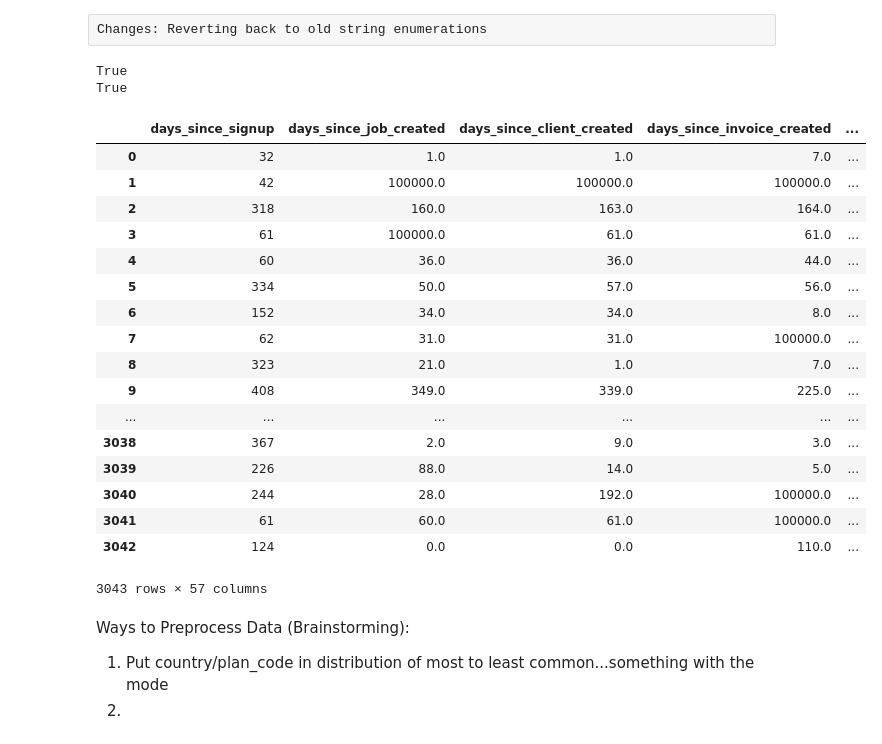
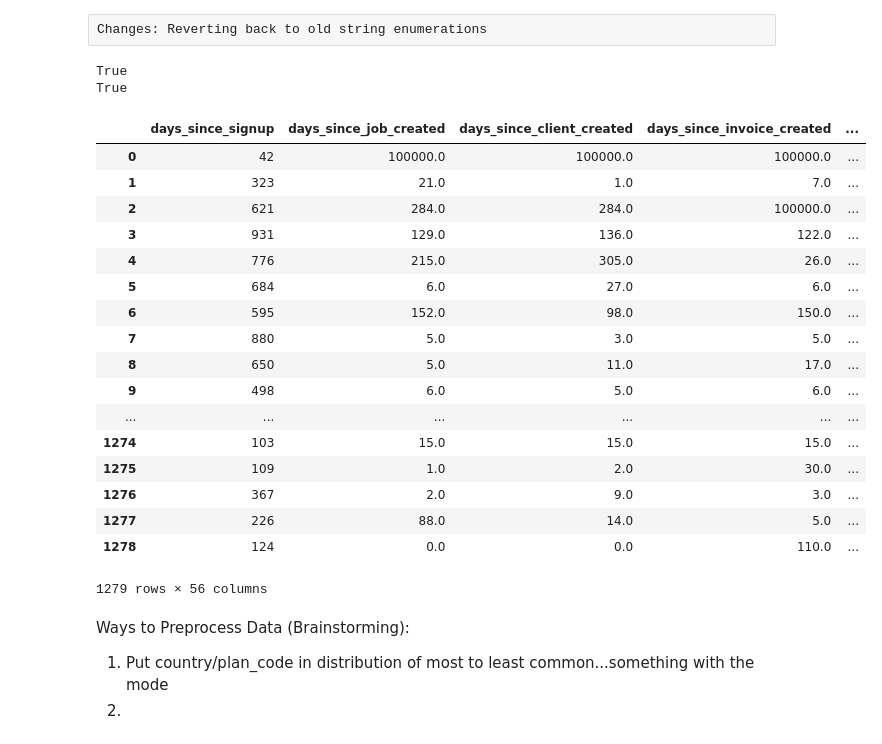
Before and after one commit to chasemc67/Customer_Churn_Machine_Learning, a Jupyter notebook: svm/experiment-4.ipynb, the cells around one changed output. Saved outputs shown, nothing was run; the diff lists cells and outputs as text; code cells hidden in the pictures.

```diff
--- a/svm/experiment-4.ipynb
+++ b/svm/experiment-4.ipynb
@@ -6,60 +6,58 @@ import pandas as pd
 import numpy as np
 from sklearn.preprocessing import LabelEncoder, PolynomialFeatures
 
-churn_df = pd.read_csv('../Data/train_set.csv')
-
-# churn_df = churn_df[churn_df['cancellation_request'] == True]
-# churn_df = churn_df.drop('cancellation_request',axis=1)
+churn_df = pd.read_csv('../Data/train_set_anju.csv')
+churn_df = churn_df.drop('cancellation_request',axis=1)
 
 col_names = churn_df.columns.tolist()
 
 for i, name in enumerate(list(churn_df.columns.values)):
         if churn_df[name].dtype in [int, float]:
             churn_df[name] = churn_df.values[:, i]
         else:
             encoder = LabelEncoder()
             churn_df[name] = encoder.fit_transform(
                 [str(i) for i in churn_df.values[:, i]])
 to_drop = ['id']
 churn_df = churn_df.drop(to_drop,axis=1)
 
 churn_result = churn_df['renewed']
 y = churn_result.astype(int)
 churn_df = churn_df.drop('renewed',axis=1)
 
 churn_df['account_value'] = churn_df['account_value'].replace(np.nan, 0)
 churn_df = churn_df.replace(np.nan, 100000)
 
 to_drop = ['job_count_over_client_count', 'job_count_over_invoice_count', 'job_count_over_quote_count',
            'client_count_over_job_count','client_count_over_invoice_count', 'client_count_over_quote_count',
           'invoice_count_over_job_count', 'invoice_count_over_client_count', 'invoice_count_over_quote_count',
           'quote_count_over_job_count', 'quote_count_over_client_count', 'quote_count_over_invoice_count']
 
 print(any(churn_df.isnull()))
 churn_df = churn_df.fillna(0)
 print(any(churn_df.isnull()))
 churn_df[:]
 # %% [output]
 True
 True
 |  | days_since_signup | days_since_job_created | days_since_client_created | days_since_invoice_created | ... |
-| 0 | 32 | 1.0 | 1.0 | 7.0 | ... |
-| 1 | 42 | 100000.0 | 100000.0 | 100000.0 | ... |
-| 2 | 318 | 160.0 | 163.0 | 164.0 | ... |
-| 3 | 61 | 100000.0 | 61.0 | 61.0 | ... |
-| 4 | 60 | 36.0 | 36.0 | 44.0 | ... |
-| 5 | 334 | 50.0 | 57.0 | 56.0 | ... |
-| 6 | 152 | 34.0 | 34.0 | 8.0 | ... |
-| 7 | 62 | 31.0 | 31.0 | 100000.0 | ... |
-| 8 | 323 | 21.0 | 1.0 | 7.0 | ... |
-| 9 | 408 | 349.0 | 339.0 | 225.0 | ... |
+| 0 | 42 | 100000.0 | 100000.0 | 100000.0 | ... |
+| 1 | 323 | 21.0 | 1.0 | 7.0 | ... |
+| 2 | 621 | 284.0 | 284.0 | 100000.0 | ... |
+| 3 | 931 | 129.0 | 136.0 | 122.0 | ... |
+| 4 | 776 | 215.0 | 305.0 | 26.0 | ... |
+| 5 | 684 | 6.0 | 27.0 | 6.0 | ... |
+| 6 | 595 | 152.0 | 98.0 | 150.0 | ... |
+| 7 | 880 | 5.0 | 3.0 | 5.0 | ... |
+| 8 | 650 | 5.0 | 11.0 | 17.0 | ... |
+| 9 | 498 | 6.0 | 5.0 | 6.0 | ... |
 | ... | ... | ... | ... | ... | ... |
-| 3038 | 367 | 2.0 | 9.0 | 3.0 | ... |
-| 3039 | 226 | 88.0 | 14.0 | 5.0 | ... |
-| 3040 | 244 | 28.0 | 192.0 | 100000.0 | ... |
-| 3041 | 61 | 60.0 | 61.0 | 100000.0 | ... |
-| 3042 | 124 | 0.0 | 0.0 | 110.0 | ... |
+| 1274 | 103 | 15.0 | 15.0 | 15.0 | ... |
+| 1275 | 109 | 1.0 | 2.0 | 30.0 | ... |
+| 1276 | 367 | 2.0 | 9.0 | 3.0 | ... |
+| 1277 | 226 | 88.0 | 14.0 | 5.0 | ... |
+| 1278 | 124 | 0.0 | 0.0 | 110.0 | ... |
-3043 rows × 57 columns
+1279 rows × 56 columns
 # %% [markdown]
 Ways to Preprocess Data (Brainstorming):
 1. Put country/plan_code in distribution of most to least common...something with the mode
```
Also changed, not shown: parts of 5 cells of this notebook, 3 other files.
